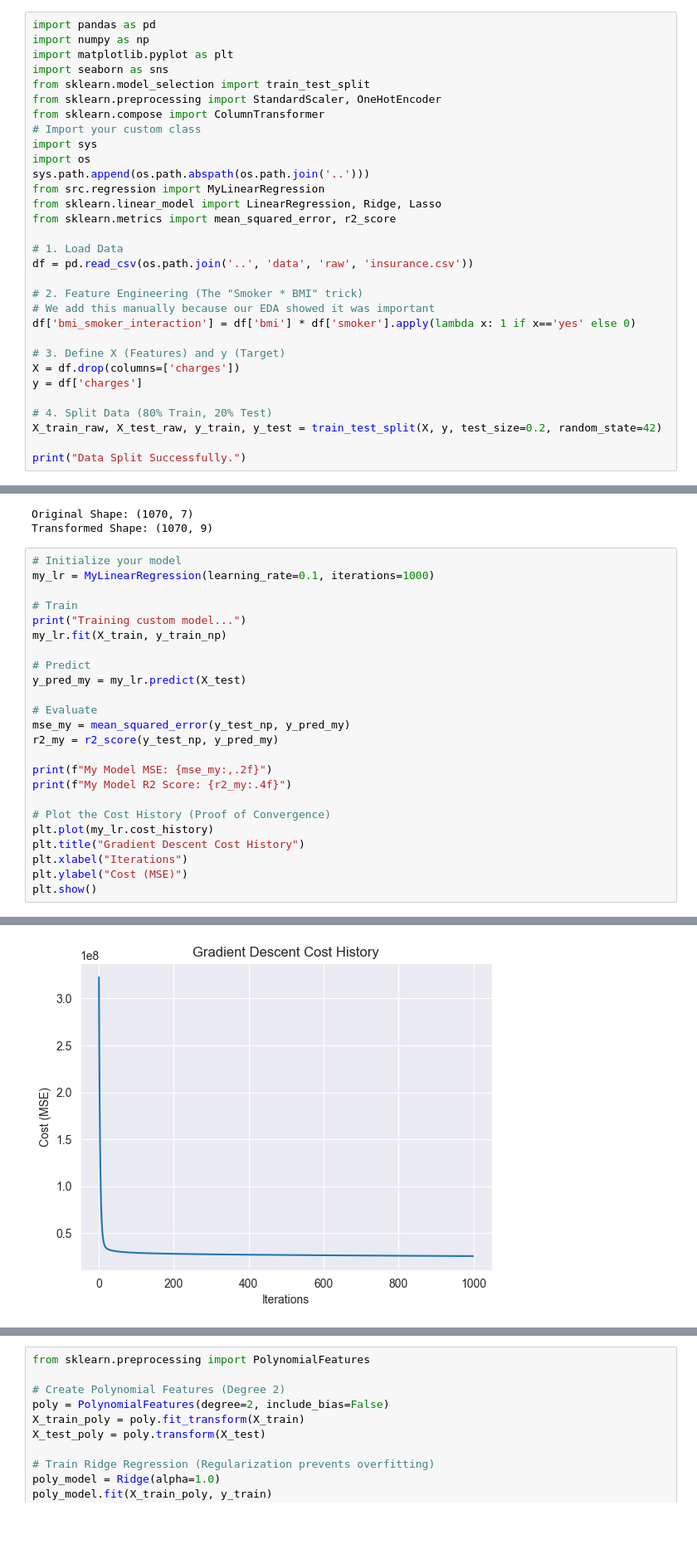
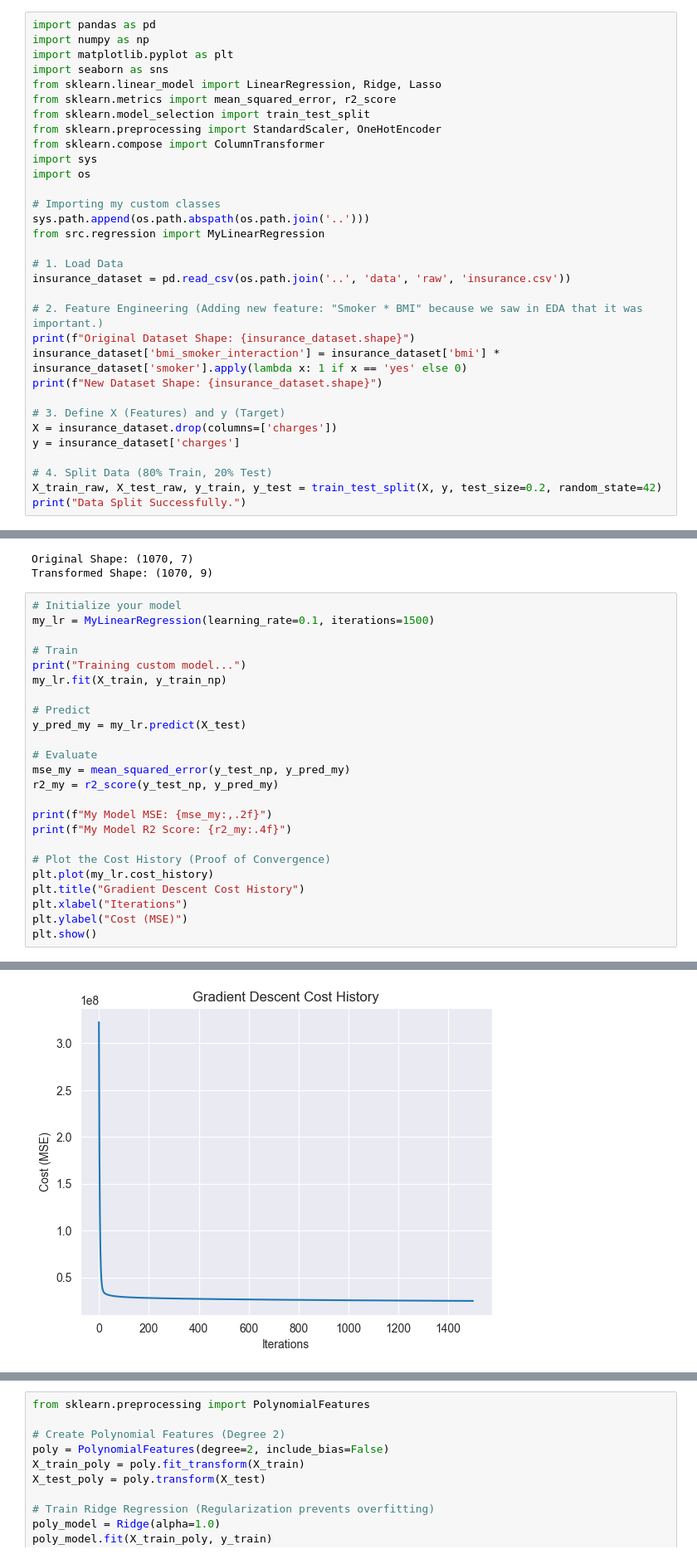
Before and after one commit to ascr0wn/insurance-prediction, a Jupyter notebook: notebooks/2.0-modeling.ipynb, the cells around one changed output, grey strips where cells are left out. Shown at 83% size. Drawn from its saved outputs; the diff is of its cells as text; blank space fills up the shorter version.

```diff
--- a/notebooks/2.0-modeling.ipynb
+++ b/notebooks/2.0-modeling.ipynb
@@ -3,30 +3,31 @@ import pandas as pd
 import numpy as np
 import matplotlib.pyplot as plt
 import seaborn as sns
+from sklearn.linear_model import LinearRegression, Ridge, Lasso
+from sklearn.metrics import mean_squared_error, r2_score
 from sklearn.model_selection import train_test_split
 from sklearn.preprocessing import StandardScaler, OneHotEncoder
 from sklearn.compose import ColumnTransformer
-# Import your custom class
 import sys
 import os
+
+# Importing my custom classes
 sys.path.append(os.path.abspath(os.path.join('..')))
 from src.regression import MyLinearRegression
-from sklearn.linear_model import LinearRegression, Ridge, Lasso
-from sklearn.metrics import mean_squared_error, r2_score
 
 # 1. Load Data
-df = pd.read_csv(os.path.join('..', 'data', 'raw', 'insurance.csv'))
+insurance_dataset = pd.read_csv(os.path.join('..', 'data', 'raw', 'insurance.csv'))
 
-# 2. Feature Engineering (The "Smoker * BMI" trick)
-# We add this manually because our EDA showed it was important
-df['bmi_smoker_interaction'] = df['bmi'] * df['smoker'].apply(lambda x: 1 if x=='yes' else 0)
+# 2. Feature Engineering (Adding new feature: "Smoker * BMI" because we saw in EDA that it was important.)
+print(f"Original Dataset Shape: {insurance_dataset.shape}")
+insurance_dataset['bmi_smoker_interaction'] = insurance_dataset['bmi'] * insurance_dataset['smoker'].apply(lambda x: 1 if x == 'yes' else 0)
+print(f"New Dataset Shape: {insurance_dataset.shape}")
 
 # 3. Define X (Features) and y (Target)
-X = df.drop(columns=['charges'])
-y = df['charges']
+X = insurance_dataset.drop(columns=['charges'])
+y = insurance_dataset['charges']
 
 # 4. Split Data (80% Train, 20% Test)
 X_train_raw, X_test_raw, y_train, y_test = train_test_split(X, y, test_size=0.2, random_state=42)
-
 print("Data Split Successfully.")
 # %% [output]
@@ -61,7 +64,7 @@ Original Shape: (1070, 7)
 Transformed Shape: (1070, 9)
 # %%
 # Initialize your model
-my_lr = MyLinearRegression(learning_rate=0.1, iterations=1000)
+my_lr = MyLinearRegression(learning_rate=0.1, iterations=1500)
 
 # Train
 print("Training custom model...")
@@ -91,4 +95,4 @@ My Model R2 Score: 0.8590
-[figure, old version]
+[figure, new version]
 # %%
 # Train Sklearn
 sk_lr = LinearRegression()
```
Also changed, not shown: parts of 3 cells of this notebook, 2 other files.
